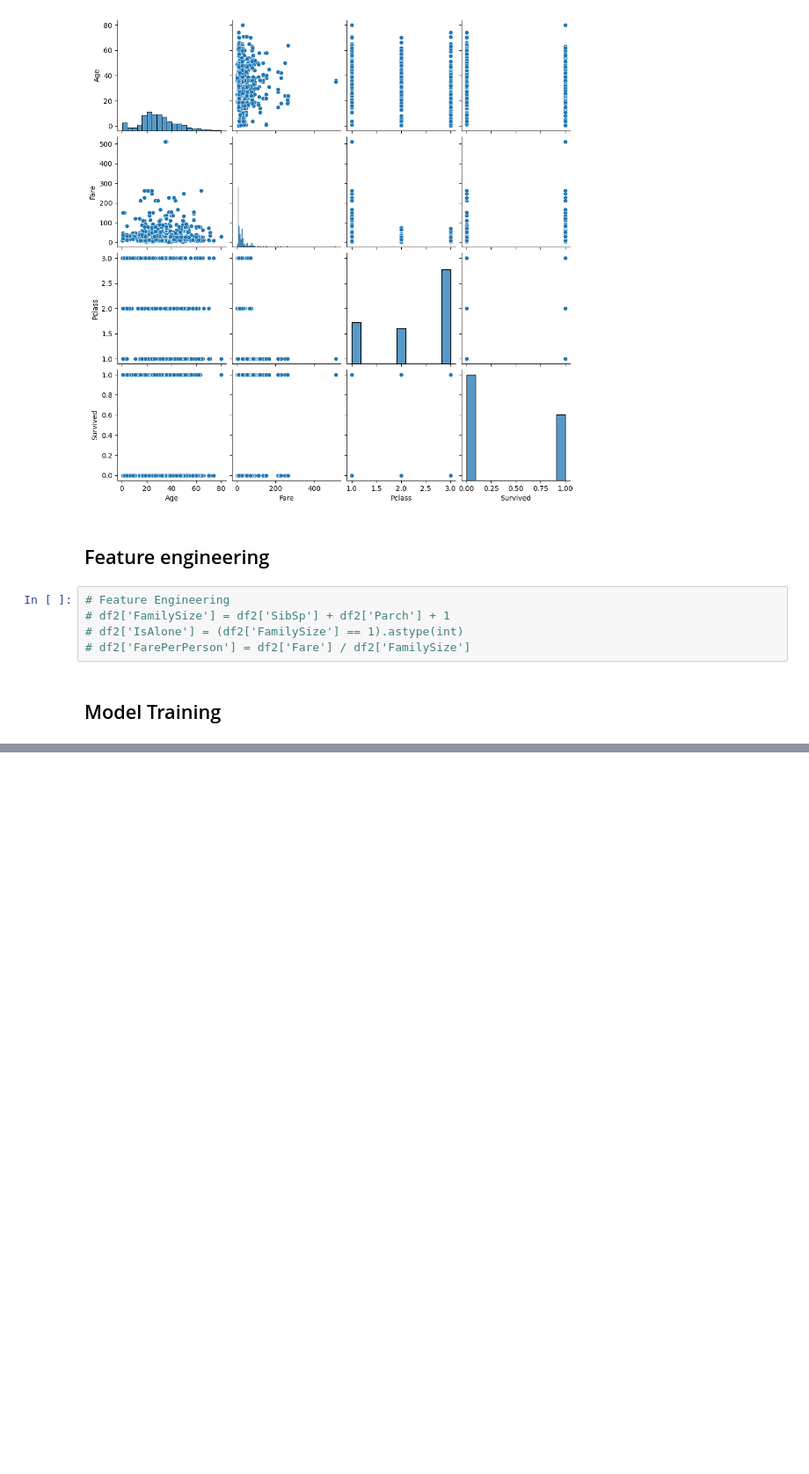
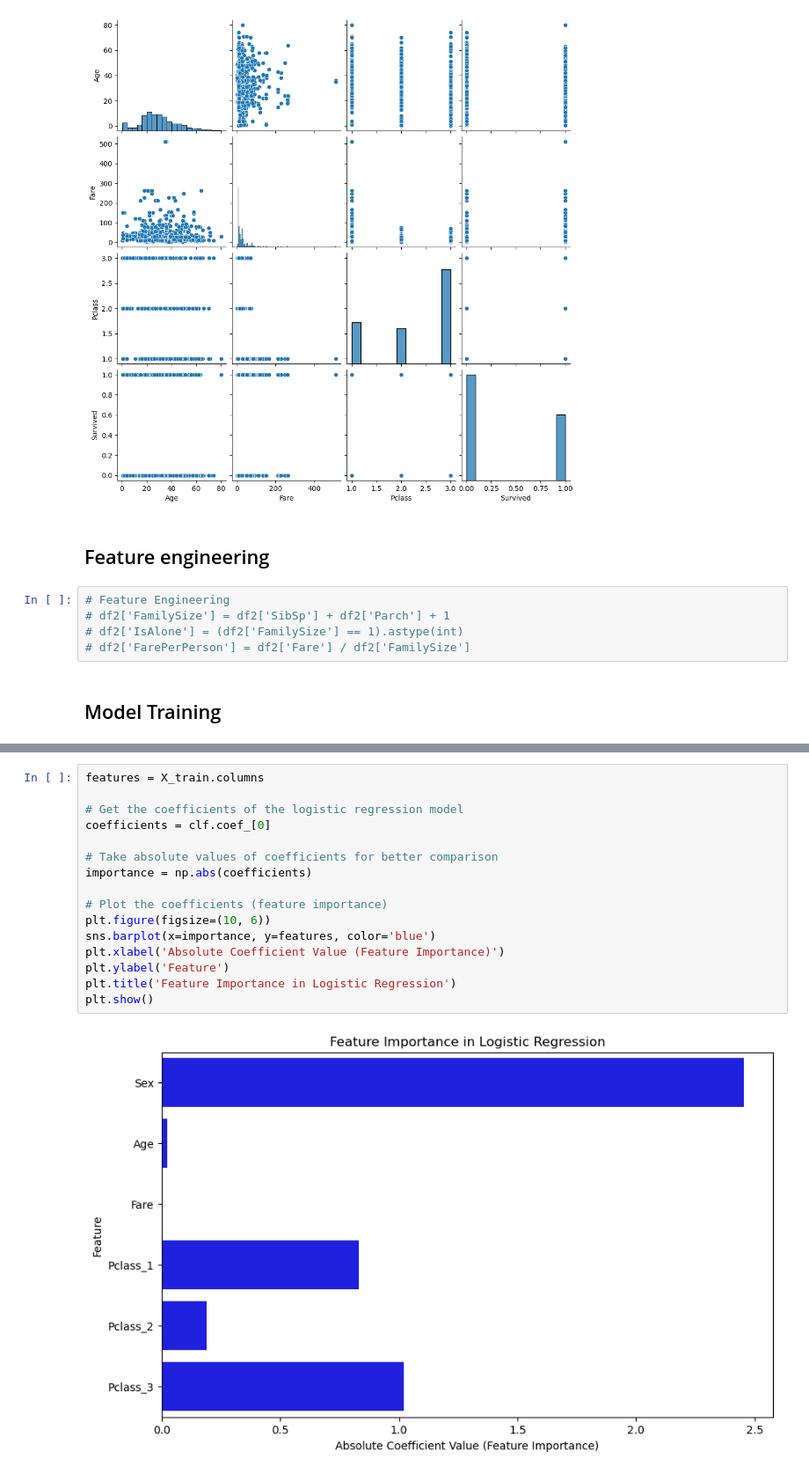
Before and after one commit to JaschavdA/ML1Challenge, a Jupyter notebook: titanic.ipynb, the cells around one changed output, grey strips where cells are left out. Shown at 88% size. Saved outputs shown, nothing was run; the diff lists cells and outputs as text; blank space fills up the shorter version.

```diff
--- a/titanic.ipynb
+++ b/titanic.ipynb
@@ -224,0 +277,18 @@ Name: Survived, Length: 891, dtype: int64
+# %%
+features = X_train.columns
+
+# Get the coefficients of the logistic regression model
+coefficients = clf.coef_[0]
+
+# Take absolute values of coefficients for better comparison
+importance = np.abs(coefficients)
+
+# Plot the coefficients (feature importance)
+plt.figure(figsize=(10, 6))
+sns.barplot(x=importance, y=features, color='blue')
+plt.xlabel('Absolute Coefficient Value (Feature Importance)')
+plt.ylabel('Feature')
+plt.title('Feature Importance in Logistic Regression')
+plt.show()
+# %% [output]
+[figure, added]
```
Also changed, not shown: parts of 12 cells of this notebook, 1 other file.
